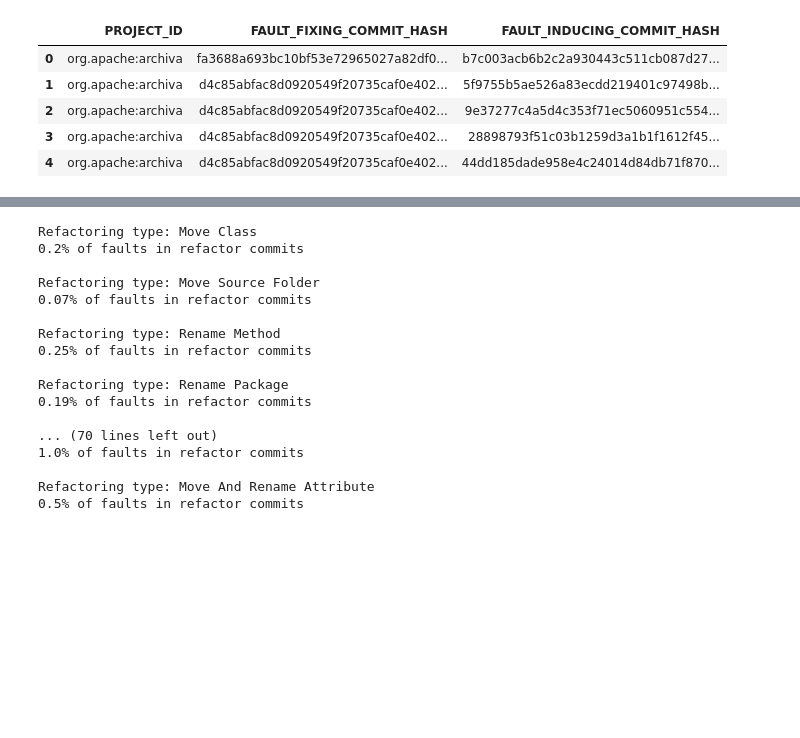
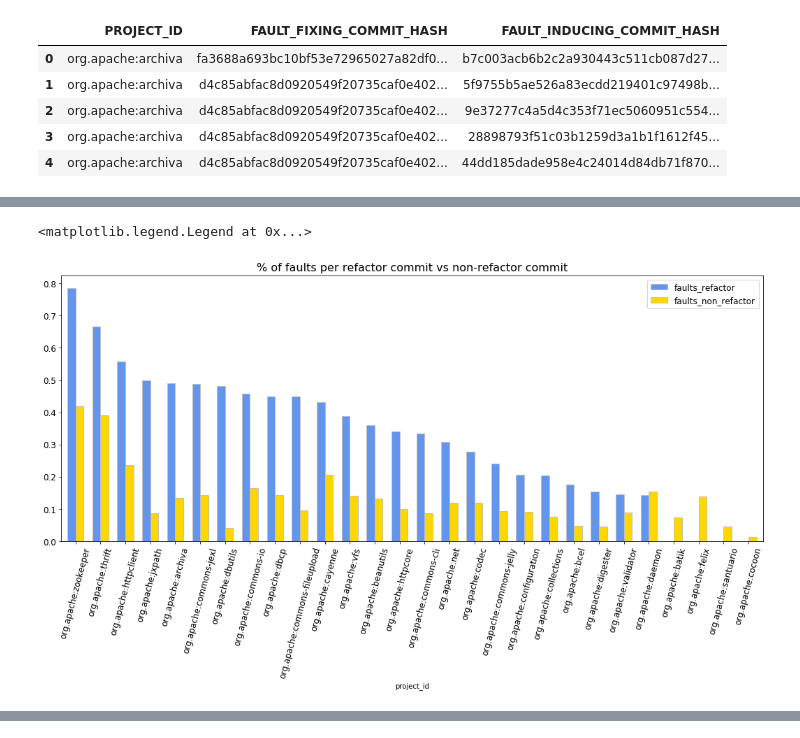
Before and after one commit to danigoju/Technical-Debt-DLMP, a Jupyter notebook: notebooks/refactoring_test.ipynb, the cells around one changed output, grey strips where cells are left out. Drawn from its saved outputs; the diff is of its cells as text; code cells hidden in the pictures; blank space fills up the shorter version.

Commit message:
plots to visualize differences between projects and type of refactors

```diff
--- a/notebooks/refactoring_test.ipynb
+++ b/notebooks/refactoring_test.ipynb
@@ -76,11 +76,13 @@ szz_fault_inducing_commits.head()
 | 4 | org.apache:archiva | d4c85abfac8d0920549f20735caf0e402... | 44dd185dade958e4c24014d84db71f870... |
 # %%
 # study of the percentage of faults caused by refactor and non-refactor commits by project
+faults_project = []
 for i in szz_fault_inducing_commits.PROJECT_ID.unique():
-    print('Project:', i)
+    #print('Project:', i)
     fault_refactor = len(df[df.PROJECT_ID==i]["FAULT_INDUCING_COMMIT_HASH"].unique())
     fault_no_refactor = sum(~pd.Series(szz_fault_inducing_commits[szz_fault_inducing_commits.PROJECT_ID==i]["FAULT_INDUCING_COMMIT_HASH"].unique()).isin(df[df.PROJECT_ID==i]["FAULT_INDUCING_COMMIT_HASH"].unique()))
     commit_refactor = len(refactoring_miner[refactoring_miner.PROJECT_ID==i]["COMMIT_HASH"].unique())
     commit_no_refactor = sum(~pd.Series(git_commits[git_commits.PROJECT_ID==i]["COMMIT_HASH"].unique()).isin(refactoring_miner[refactoring_miner.PROJECT_ID==i]["COMMIT_HASH"].unique()))
-    print(round(fault_refactor/commit_refactor, 2), '% of faults in refactor commits', sep = '')
-    print(round(fault_no_refactor/commit_no_refactor, 2), '% of faults in non-refactor commits\n', sep = '')
+    #print(round(fault_refactor/commit_refactor, 2), '% of faults in refactor commits', sep = '')
+    #print(round(fault_no_refactor/commit_no_refactor, 2), '% of faults in non-refactor commits\n', sep = '')
+    faults_project.append([i,fault_refactor/commit_refactor,fault_no_refactor/commit_no_refactor])
@@ -104,0 +89,3 @@ Project: org.apache:httpcore
+# %%
+faults_project = pd.DataFrame(faults_project).rename(columns={0:'project_id',1:'faults_refactor',2:'faults_non_refactor'})
+faults_project.head()
@@ -105,3 +120,11 @@ Project: org.apache:httpcore
+# %%
+faults_project.sort_values('faults_refactor', ascending=False).set_index('project_id').plot(kind='bar', figsize=(18,7), rot=75, width=0.65, fontsize=12, \
+                                            color=('cornflowerblue','gold'),edgecolor = 'silver')
+plt.title('% of faults per refactor commit vs non-refactor commit', fontsize=16)
+plt.legend(fontsize=12)
+# %% [output]
+<matplotlib.legend.Legend at 0x...>
+[figure, added]
 # %%
 refactoring_miner.head()
 # %% [output]
@@ -112,28 +135,12 @@ refactoring_miner.head()
 | 3 | org.apache:batik | 23df647cf944b6c33ab23f0433305c153... | Move Class | Move Class\torg.w3c.dom.events.Mu... |
 | 4 | org.apache:batik | 23df647cf944b6c33ab23f0433305c153... | Move Class | Move Class\torg.w3c.dom.events.Te... |
 # %%
-# study of the faults caused by refactors by tye of refactor
+# study of the faults caused by refactors by type of refactor
+faults_refactor_type = []
 refactoring_miner.REFACTORING_TYPE.value_counts()
 for i in refactoring_miner.REFACTORING_TYPE.unique():
-    print('Refactoring type:', i)
+    #print('Refactoring type:', i)
     fault_refactor = len(df[df.REFACTORING_TYPE==i]["FAULT_INDUCING_COMMIT_HASH"].unique())
     commit_refactor = len(refactoring_miner[refactoring_miner.REFACTORING_TYPE==i]["COMMIT_HASH"].unique())
-    print(round(fault_refactor/commit_refactor, 2), '% of faults in refactor commits\n', sep = '')
+    #print(round(fault_refactor/commit_refactor, 2), '% of faults in refactor commits\n', sep = '')
+    faults_refactor_type.append([i, fault_refactor/commit_refactor])
-# %% [output]
-Refactoring type: Move Class
-0.2% of faults in refactor commits
-
-Refactoring type: Move Source Folder
-0.07% of faults in refactor commits
-
-Refactoring type: Rename Method
-0.25% of faults in refactor commits
-
-Refactoring type: Rename Package
-0.19% of faults in refactor commits
-
-... (70 lines left out)
-1.0% of faults in refactor commits
-
-Refactoring type: Move And Rename Attribute
-0.5% of faults in refactor commits
```
Also changed, not shown: parts of 5 cells of this notebook, 1 other file.
